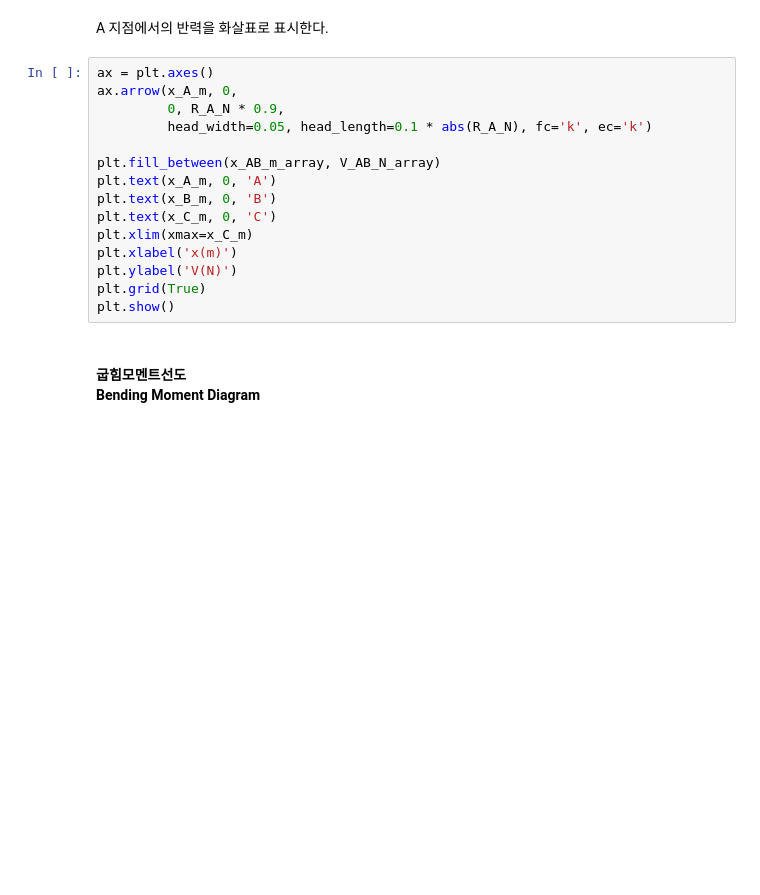
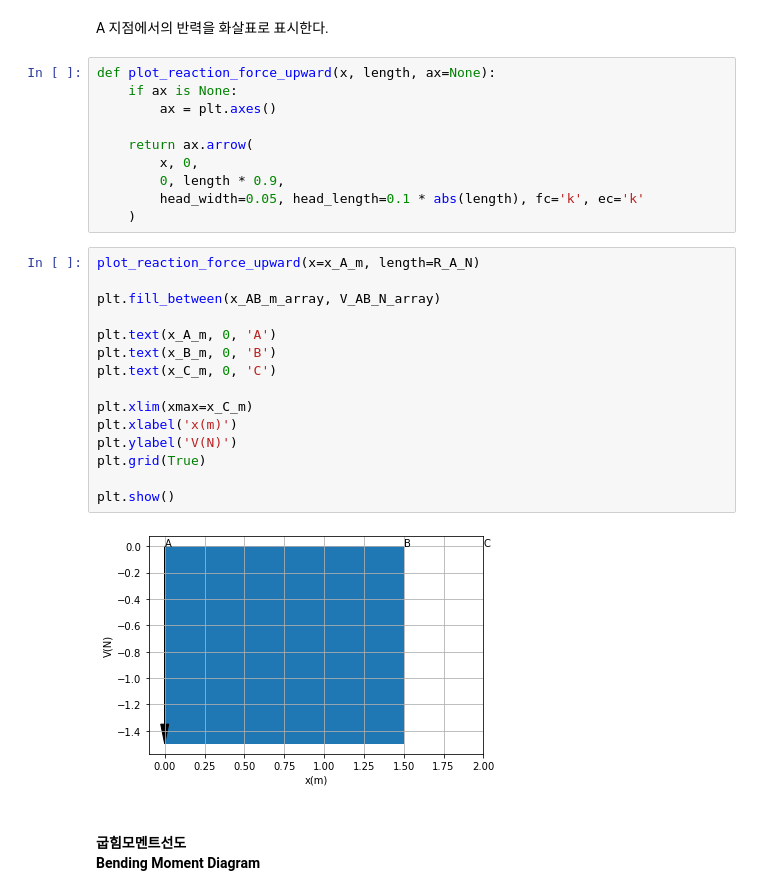
Before and after one commit to kangwonlee/momisp, a Jupyter notebook: Ch04_SFD.BMD/ex04.002.numpy.simply.supported_m.only.ipynb, the cells around one changed output. Cells and saved outputs as stored; diff of their text form; blank space fills up the shorter version.

Commit message:
refactored plot_reaction_force_upward()

```diff
--- a/Ch04_SFD.BMD/ex04.002.numpy.simply.supported_m.only.ipynb
+++ b/Ch04_SFD.BMD/ex04.002.numpy.simply.supported_m.only.ipynb
@@ -69,21 +73,33 @@ A 지점에서의 하중만 반영하면 된다.
 V_AB_N_array = R_A_N * np.ones_like(x_AB_m_array)
 # %% [markdown]
 A 지점에서의 반력을 화살표로 표시한다.
+# %%
+def plot_reaction_force_upward(x, length, ax=None):
+    if ax is None:
+        ax = plt.axes()
+
+    return ax.arrow(
+        x, 0,
+        0, length * 0.9,
+        head_width=0.05, head_length=0.1 * abs(length), fc='k', ec='k'
+    )
 # %%
-ax = plt.axes()
-ax.arrow(x_A_m, 0,
-         0, R_A_N * 0.9,
-         head_width=0.05, head_length=0.1 * abs(R_A_N), fc='k', ec='k')
+plot_reaction_force_upward(x=x_A_m, length=R_A_N)
 
 plt.fill_between(x_AB_m_array, V_AB_N_array)
+
 plt.text(x_A_m, 0, 'A')
 plt.text(x_B_m, 0, 'B')
 plt.text(x_C_m, 0, 'C')
+
 plt.xlim(xmax=x_C_m)
 plt.xlabel('x(m)')
 plt.ylabel('V(N)')
 plt.grid(True)
+
 plt.show()
+# %% [output]
+[figure, added]
 # %% [markdown]
 #### 굽힘모멘트선도<br>Bending Moment Diagram
 # %%
```
Also changed, not shown: parts of 6 cells of this notebook.
